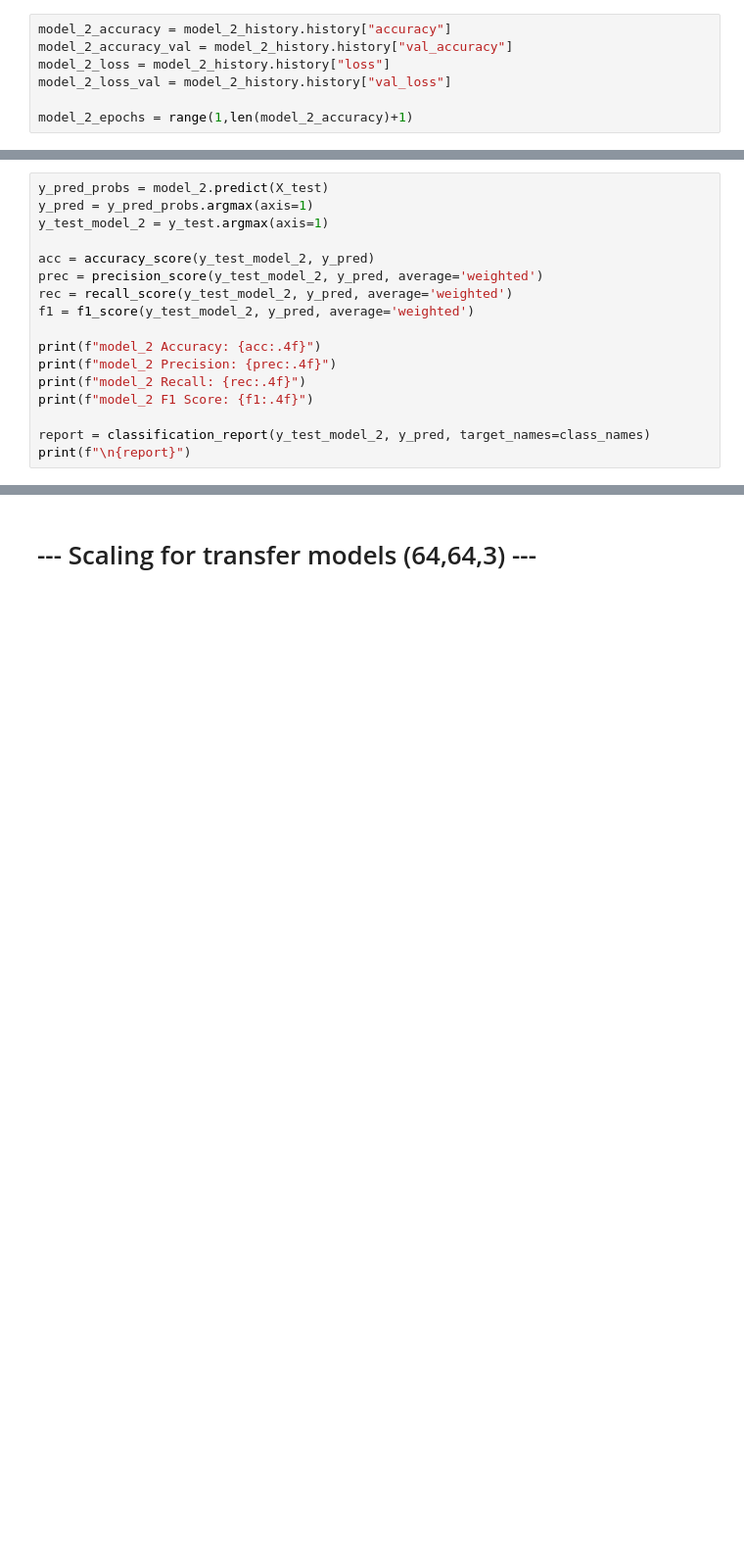
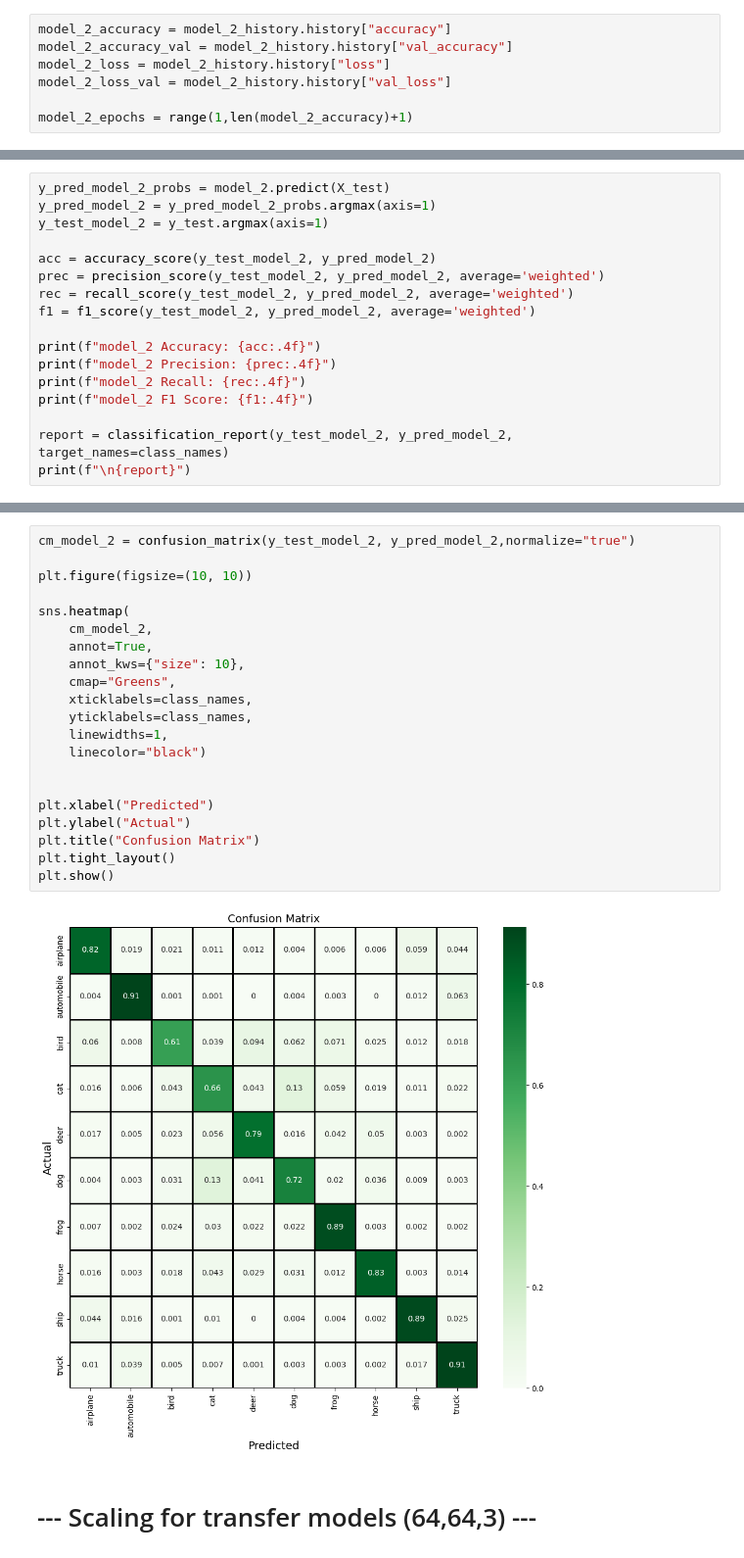
Before and after one commit to Esalsac/CNN-Project, a Jupyter notebook: CNN-project.ipynb, the cells around one changed output, grey strips where cells are left out. Shown at 98% size. Drawn from its saved outputs; the diff is of its cells as text; blank space fills up the shorter version.

```diff
--- a/CNN-project.ipynb
+++ b/CNN-project.ipynb
@@ -461,18 +488,18 @@ plt.show()
 # %%
-y_pred_probs = model_2.predict(X_test)
-y_pred = y_pred_probs.argmax(axis=1)
+y_pred_model_2_probs = model_2.predict(X_test)
+y_pred_model_2 = y_pred_model_2_probs.argmax(axis=1)
 y_test_model_2 = y_test.argmax(axis=1)
 
-acc = accuracy_score(y_test_model_2, y_pred)
-prec = precision_score(y_test_model_2, y_pred, average='weighted')
-rec = recall_score(y_test_model_2, y_pred, average='weighted')
-f1 = f1_score(y_test_model_2, y_pred, average='weighted')
+acc = accuracy_score(y_test_model_2, y_pred_model_2)
+prec = precision_score(y_test_model_2, y_pred_model_2, average='weighted')
+rec = recall_score(y_test_model_2, y_pred_model_2, average='weighted')
+f1 = f1_score(y_test_model_2, y_pred_model_2, average='weighted')
 
 print(f"model_2 Accuracy: {acc:.4f}")
 print(f"model_2 Precision: {prec:.4f}")
 print(f"model_2 Recall: {rec:.4f}")
 print(f"model_2 F1 Score: {f1:.4f}")
 
-report = classification_report(y_test_model_2, y_pred, target_names=class_names)
+report = classification_report(y_test_model_2, y_pred_model_2, target_names=class_names)
 print(f"\n{report}")
 # %% [output]
@@ -498,3 +525,26 @@ weighted avg       0.81      0.81      0.81     10000
+# %%
+cm_model_2 = confusion_matrix(y_test_model_2, y_pred_model_2,normalize="true")
+
+plt.figure(figsize=(10, 10))
+
+sns.heatmap(
+    cm_model_2,
+    annot=True,
+    annot_kws={"size": 10},
+    cmap="Greens",
+    xticklabels=class_names,
+    yticklabels=class_names,
+    linewidths=1,
+    linecolor="black")
+
+
+plt.xlabel("Predicted")
+plt.ylabel("Actual")
+plt.title("Confusion Matrix")
+plt.tight_layout()
+plt.show()
+# %% [output]
+[figure, added]
 # %% [markdown]
 # --- Scaling for transfer models (64,64,3) ---
 # %% [markdown]
```
Also changed, not shown: parts of 109 cells of this notebook.
